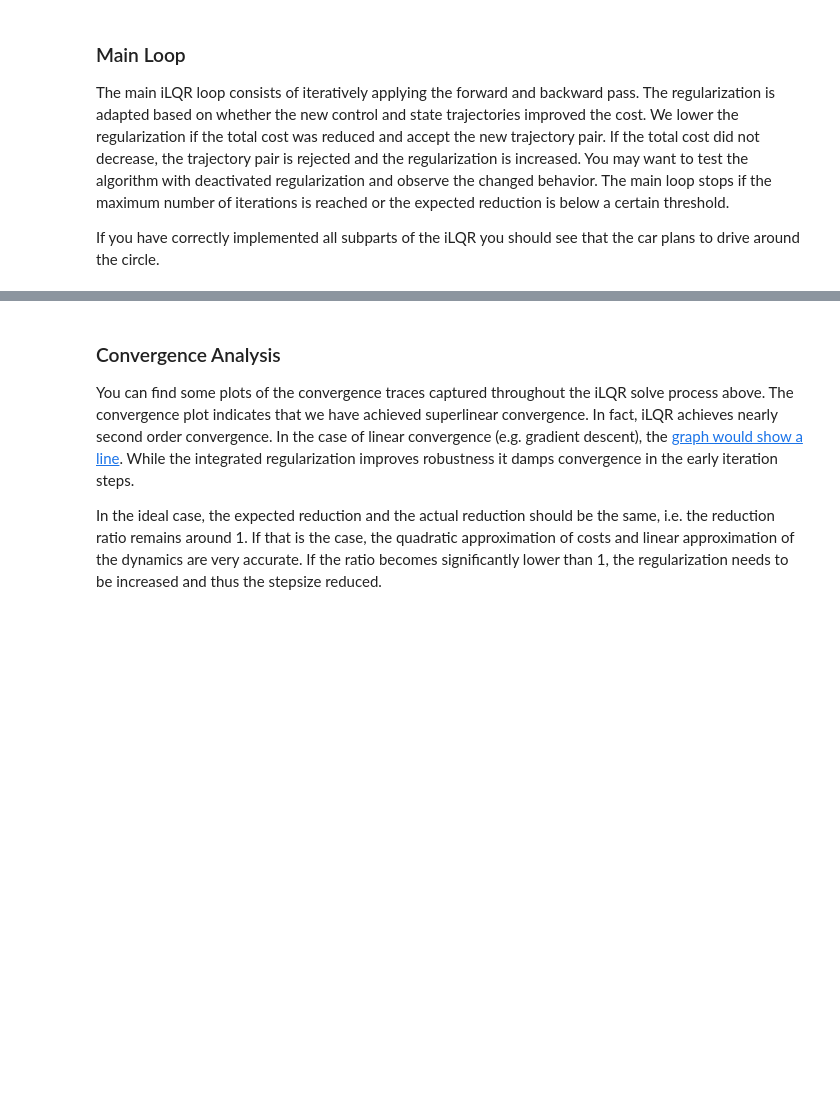
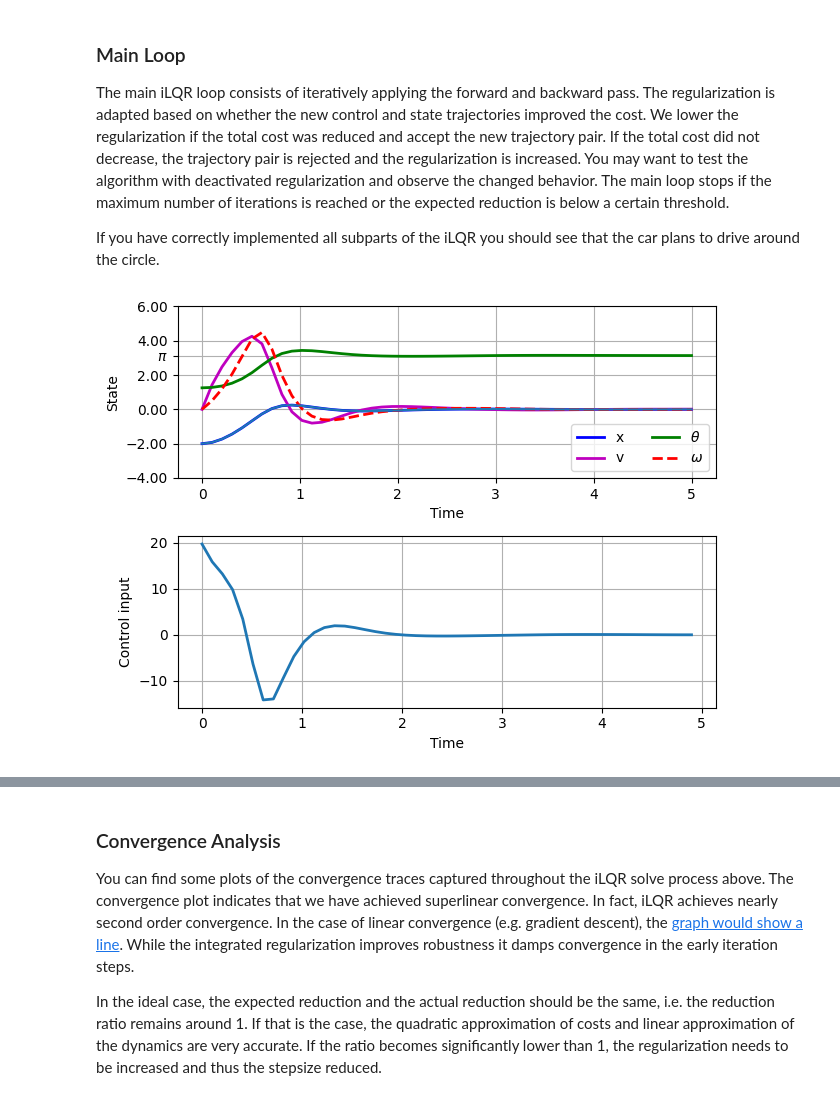
Before and after one commit to Solomon-GC/LQGnet, a Jupyter notebook: iLQG/ilqr_pen_on_cart_autograd.ipynb, the cells around one changed output, grey strips where cells are left out. Cells and saved outputs as stored; diff of their text form; code cells hidden in the pictures; blank space fills up the shorter version.

```diff
--- a/iLQG/ilqr_pen_on_cart_autograd.ipynb
+++ b/iLQG/ilqr_pen_on_cart_autograd.ipynb
@@ -98 +62,11 @@ t = torch.linspace(0, T, num_time_pts)
+# %%
+n_x = 4
+n_y = 4
+n_u = 1
+
+m_p = 0.3 #1.0     # pendulum (bob) mass [kg]
+m_c = 1.0     # cart mass [kg]
+g = 9.81      # gravity [m/s^2]
+l = 1.0       # length of a rod [m]
+d = 1
 # %%
@@ -455,6 +535,7 @@ If you have correctly implemented all subparts of the iLQR you should see that t
 # %%
 def run_ilqr(x0, N, max_iter=50, regu_init=100):
     # First forward rollout
+    np.random.seed(0)
     u_trj = torch.randn(N-1, n_u, requires_grad=True)*0.0001
     x_trj = rollout(x0, u_trj)
     total_cost = cost_trj(x_trj, u_trj)
@@ -504,7 +585,8 @@ def run_ilqr(x0, N, max_iter=50, regu_init=100):
     return x_trj, u_trj, cost_trace, regu_trace, redu_ratio_trace, redu_trace
 
 # Setup problem and call iLQR
-x0 = torch.tensor([1.0, 0.0, 0.0*np.pi, 0.0], requires_grad=True)
+x0 = torch.tensor([-2.0, 0.0, 0.4*np.pi, 0.0], requires_grad=True, dtype=dtype_)
+# x0 = torch.tensor([-2.0, 0.0, 0.4*np.pi, 0.0], dtype=dtype_)
 # N = 50
 max_iter=50
 regu_init=100
@@ -549,34 +631,36 @@ ax1 = plt.subplot(211)
 ax1.plot(t.cpu().numpy(), x_trj[:,0].cpu().detach().numpy(),lw=lw_,label = 'x', color = 'b')
 ax1.plot(t.cpu().numpy(), x_trj[:,1].cpu().detach().numpy(),lw=lw_,linestyle = '-', color = 'm', label='v')
 ax1.plot(t.cpu().numpy(), x_trj[:,2].cpu().detach().numpy(),lw=lw_, color='g', label=r'$\theta$')
 ax1.plot(t.cpu().numpy(), x_trj[:,3].cpu().detach().numpy(),lw=lw_,linestyle = '--', color = 'r', label=r'$\omega$')
 
 # ax1.axhline(y = np.pi, color = 'k', linestyle = '--', lw=2, label = r'$\pi$')
 # Add ytick label of the theta target goal (pi)
 lines = plt.plot(t.cpu().numpy(), x_trj[:,0].cpu().detach().numpy())
 ax0 = lines[0].axes
 ax0.set_yticks(list(ax0.get_yticks())+[np.pi])
 labels = [item.get_text() for item in ax0.get_yticklabels()]
 labels[-1] = r'$\pi$'
 ax0.set_yticklabels(labels)
 
 ax1.set_xlabel('Time')
 ax1.set_ylabel('State')
 ax1.legend(ncol=2, loc='lower right')
 ax1.grid(True)
 
 ax2 = plt.subplot(212)
 # ax2.margins(2, 2)           # Values >0.0 zoom out
 ax2.plot(t[:-1].cpu().numpy(), u_trj.cpu().detach().numpy(),lw=lw_)
 ax2.set_xlabel('Time')
 ax2.set_ylabel('Control input')
 ax2.grid(True)
 
 plt.tight_layout()
 
 fig_path = 'C:\\Users\\solom\\PhD_research\\KalmanNet_control\\LQGnet\\iLQG\\iLQR.pdf'
 # fig.savefig(fig_path, bbox_inches="tight")
-plt.savefig(fig_path)
+# plt.savefig(fig_path)
+# %% [output]
+[figure, added]
 # %%
 plt.subplots(figsize=(10,6))
 # Plot results
```
Also changed, not shown: parts of 12 cells of this notebook.
